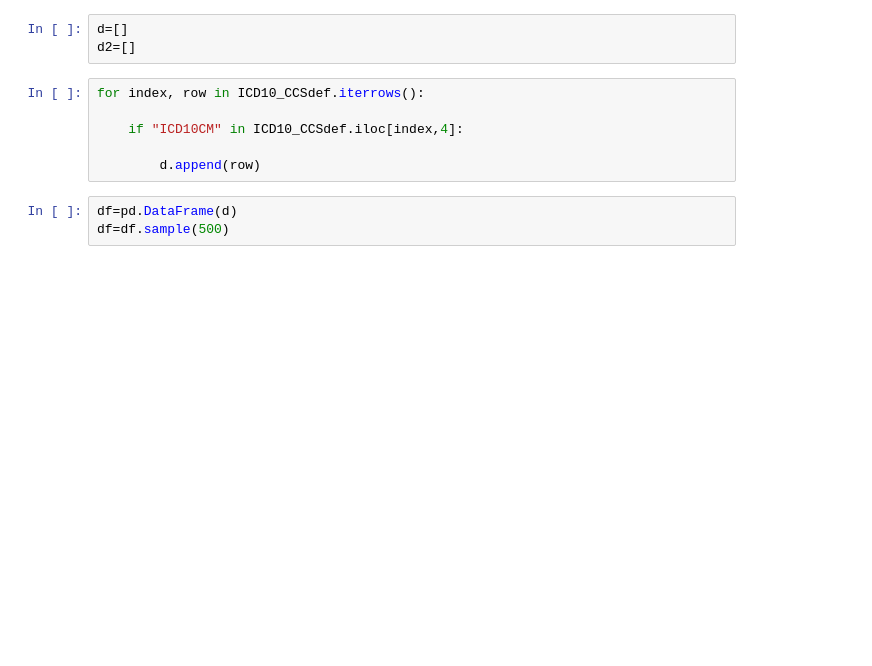
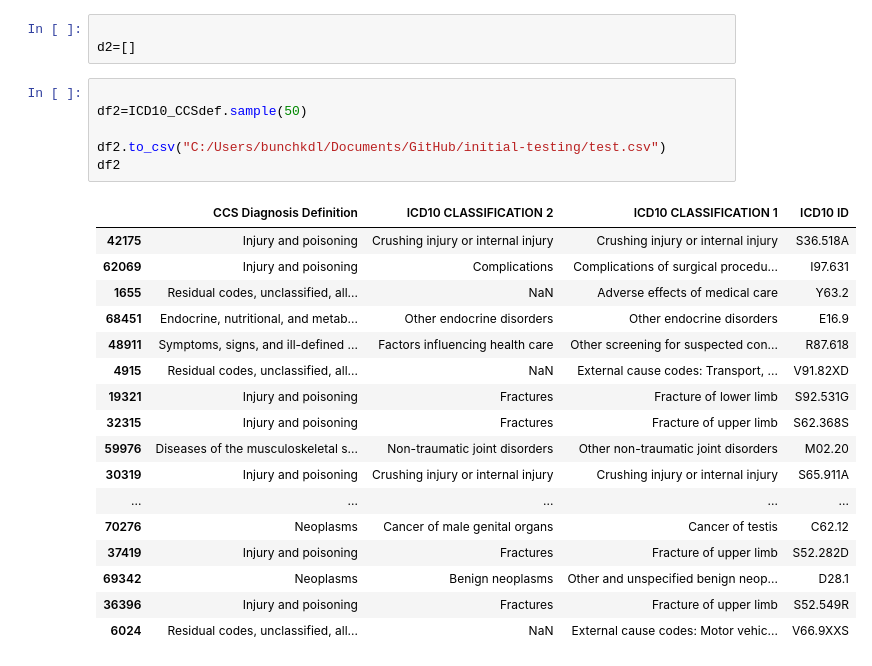
Before and after one commit to dustinrbunch/initial-testing, a Jupyter notebook: ICD10-CCS-INTER.ipynb, the cells around one changed output. Cells and saved outputs as stored; diff of their text form; blank space fills up the shorter version.

```diff
--- a/ICD10-CCS-INTER.ipynb
+++ b/ICD10-CCS-INTER.ipynb
@@ -24,12 +24,27 @@ CCS_code_def.head()
 # %%
-d=[]
+
 d2=[]
-# %%
-for index, row in ICD10_CCSdef.iterrows():
-
-    if "ICD10CM" in ICD10_CCSdef.iloc[index,4]:
-
-        d.append(row)
-# %%
-df=pd.DataFrame(d)
-df=df.sample(500)
+# %%
+
+df2=ICD10_CCSdef.sample(50)
+
+df2.to_csv("C:/Users/bunchkdl/Documents/GitHub/initial-testing/test.csv")
+df2
+# %% [output]
+|  | CCS Diagnosis Definition | ICD10 CLASSIFICATION 2 | ICD10 CLASSIFICATION 1 | ICD10 ID |
+| 42175 | Injury and poisoning | Crushing injury or internal injury | Crushing injury or internal injury | S36.518A |
+| 62069 | Injury and poisoning | Complications | Complications of surgical procedu... | I97.631 |
+| 1655 | Residual codes, unclassified, all... | NaN | Adverse effects of medical care | Y63.2 |
+| 68451 | Endocrine, nutritional, and metab... | Other endocrine disorders | Other endocrine disorders | E16.9 |
+| 48911 | Symptoms, signs, and ill-defined ... | Factors influencing health care | Other screening for suspected con... | R87.618 |
+| 4915 | Residual codes, unclassified, all... | NaN | External cause codes: Transport, ... | V91.82XD |
+| 19321 | Injury and poisoning | Fractures | Fracture of lower limb | S92.531G |
+| 32315 | Injury and poisoning | Fractures | Fracture of upper limb | S62.368S |
+| 59976 | Diseases of the musculoskeletal s... | Non-traumatic joint disorders | Other non-traumatic joint disorders | M02.20 |
+| 30319 | Injury and poisoning | Crushing injury or internal injury | Crushing injury or internal injury | S65.911A |
+| ... | ... | ... | ... | ... |
+| 70276 | Neoplasms | Cancer of male genital organs | Cancer of testis | C62.12 |
+| 37419 | Injury and poisoning | Fractures | Fracture of upper limb | S52.282D |
+| 69342 | Neoplasms | Benign neoplasms | Other and unspecified benign neop... | D28.1 |
+| 36396 | Injury and poisoning | Fractures | Fracture of upper limb | S52.549R |
+| 6024 | Residual codes, unclassified, all... | NaN | External cause codes: Motor vehic... | V66.9XXS |
```
Also changed, not shown: parts of 5 cells of this notebook, 3 other files.
